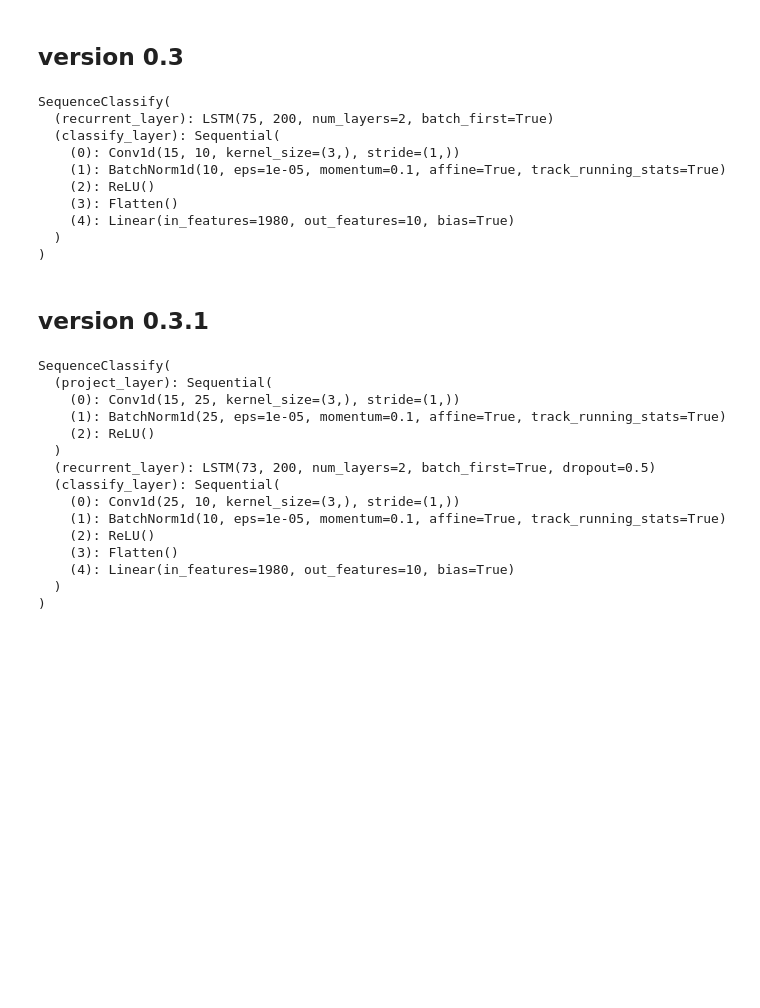
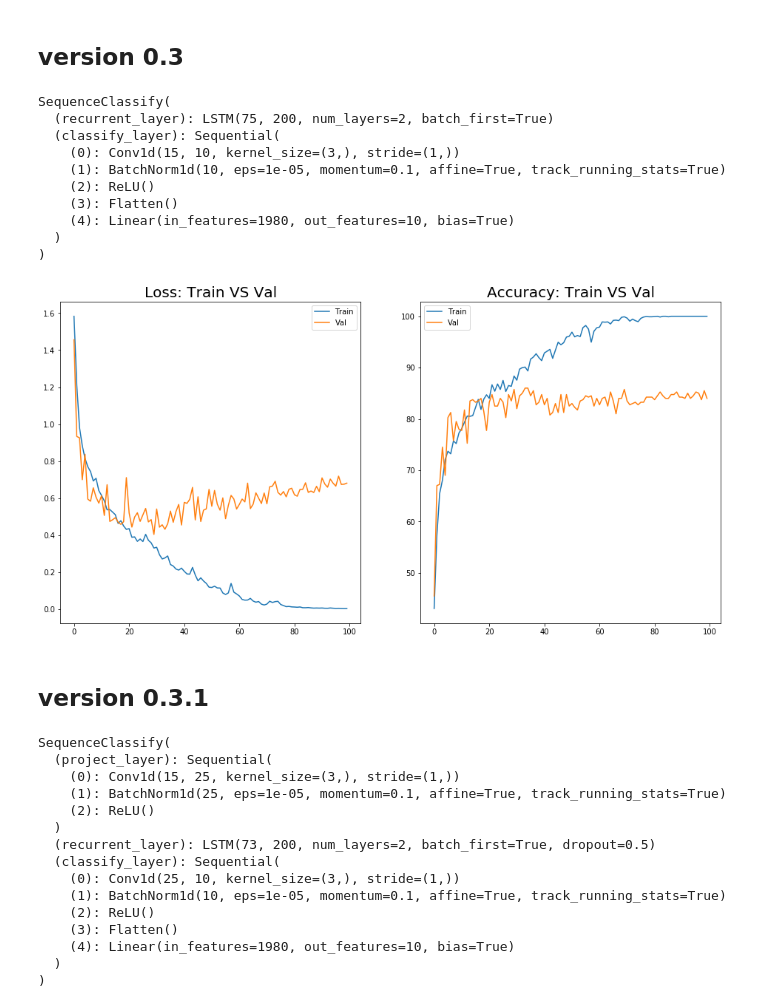
Before and after one commit to caitaozhan/CSE512-homework, a Jupyter notebook: hw7/RNN_ActionClassify.ipynb, the cells around one changed output. Drawn from its saved outputs; the diff is of its cells as text; code cells hidden in the pictures; blank space fills up the shorter version.

```diff
--- a/hw7/RNN_ActionClassify.ipynb
+++ b/hw7/RNN_ActionClassify.ipynb
@@ -69,7 +69,7 @@ trSet = Dataset('./data', subset='train')
 valSet = Dataset('./data', subset='val')
 tstSet = Dataset('./data', subset='test')
 
-batch_size = 50
+batch_size = 100
 trLD = DD.DataLoader(trSet, batch_size=batch_size, sampler=DD.sampler.RandomSampler(trSet),
                      num_workers=4, pin_memory=False)
 
@@ -526,6 +553,42 @@ SequenceClassify(
     (4): Linear(in_features=1980, out_features=10, bias=True)
   )
 )
+# %%
+train_loss = []
+train_acc  = []
+val_loss   = []
+val_acc    = []
+PATH = './models/best_model_{}.pt'
+
+best_acc = 0
+num_epochs = 100
+for e in range(num_epochs):
+    t_l, t_a = run_epoch(trLD, model, criterion, e, True, optimizer)
+    train_loss.append(t_l)
+    train_acc.append(t_a)
+
+    v_l, v_a = run_epoch(valLD, model, criterion, e, False, None)
+    val_loss.append(v_l)
+    val_acc.append(v_a)
+
+    name = str(e) + '-' + str(v_a)
+    torch.save(model, PATH.format(name))
+
+    clear_output(True)
+    plt.figure(figsize=(16, 8))
+    plt.subplot(121)
+    plt.plot(train_loss)
+    plt.plot(val_loss)
+    plt.title('Loss: Train VS Val', fontsize=20)
+    plt.legend(['Train', 'Val'])
+    plt.subplot(122)
+    plt.plot(train_acc)
+    plt.plot(val_acc)
+    plt.title('Accuracy: Train VS Val', fontsize=20)
+    plt.legend(['Train', 'Val'])
+    plt.show()
+# %% [output]
+[figure, added]
 # %% [markdown]
 ## version 0.3.1
 # %%
```
Also changed, not shown: parts of 8 cells of this notebook, 3 other files.
